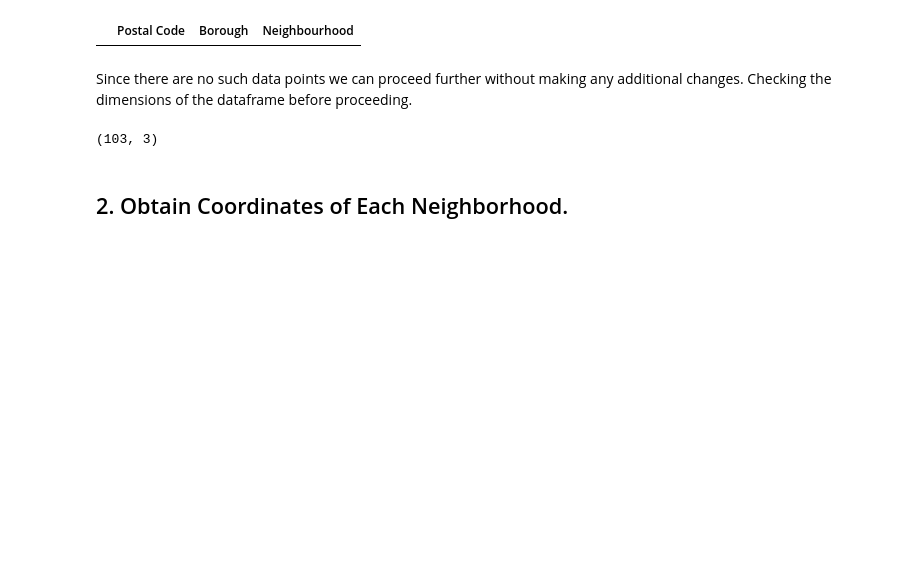
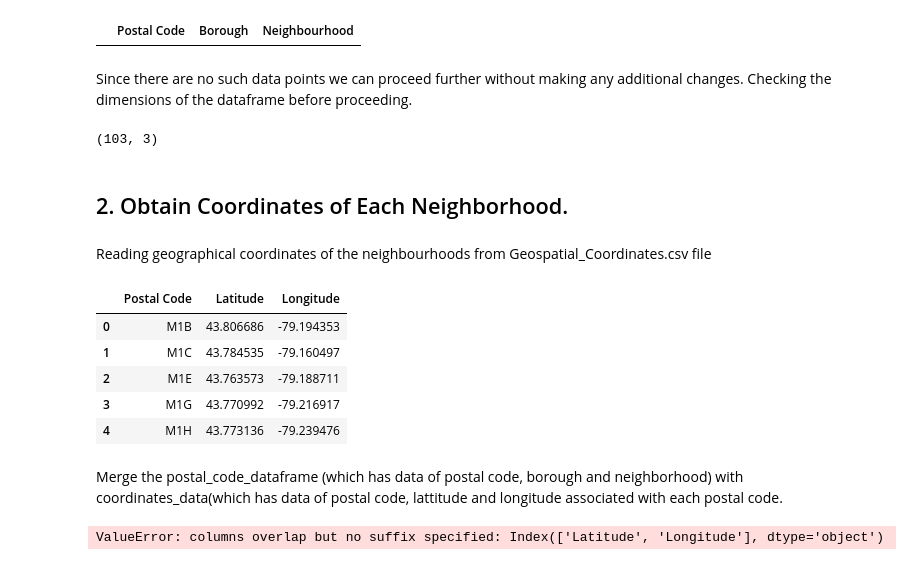
Before and after one commit to Sneha7119/Coursera_Capstone, a Jupyter notebook: Neighborhood Clusters in Toronto.ipynb, the cells around one changed output. Saved outputs shown, nothing was run; the diff lists cells and outputs as text; code cells hidden in the pictures; blank space fills up the shorter version.

```diff
--- a/Neighborhood Clusters in Toronto.ipynb
+++ b/Neighborhood Clusters in Toronto.ipynb
@@ -156,3 +151,5 @@ postal_code_dataframe.shape
 (103, 3)
 # %% [markdown]
 <h2 id="#item2">2. Obtain Coordinates of Each Neighborhood.</h2>
+# %% [markdown]
+Reading geographical coordinates of the neighbourhoods from Geospatial_Coordinates.csv file
@@ -158,0 +158,17 @@ postal_code_dataframe.shape
+# %%
+coordinates_data = pd.read_csv(body)
+coordinates_data.head()
+# %% [output]
+|  | Postal Code | Latitude | Longitude |
+| 0 | M1B | 43.806686 | -79.194353 |
+| 1 | M1C | 43.784535 | -79.160497 |
+| 2 | M1E | 43.763573 | -79.188711 |
+| 3 | M1G | 43.770992 | -79.216917 |
+| 4 | M1H | 43.773136 | -79.239476 |
+# %% [markdown]
+Merge the postal_code_dataframe (which has data of postal code, borough and neighborhood) with coordinates_data(which has data of postal code, lattitude and longitude associated with each postal code.
+# %%
+postal_code_dataframe = postal_code_dataframe.join(coordinates_data.set_index('Postal Code'), on='Postal Code')
+postal_code_dataframe.head()
+# %% [output]
+ValueError: columns overlap but no suffix specified: Index(['Latitude', 'Longitude'], dtype='object')
```
Also changed, not shown: parts of 4 cells of this notebook.
